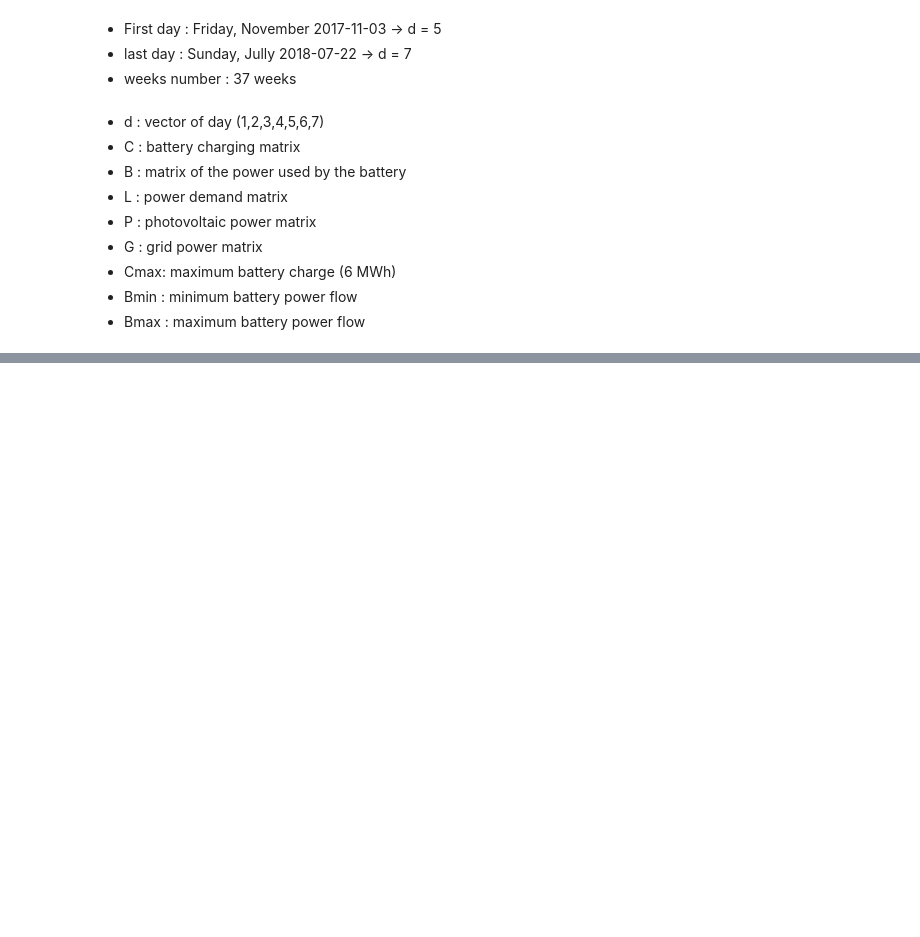
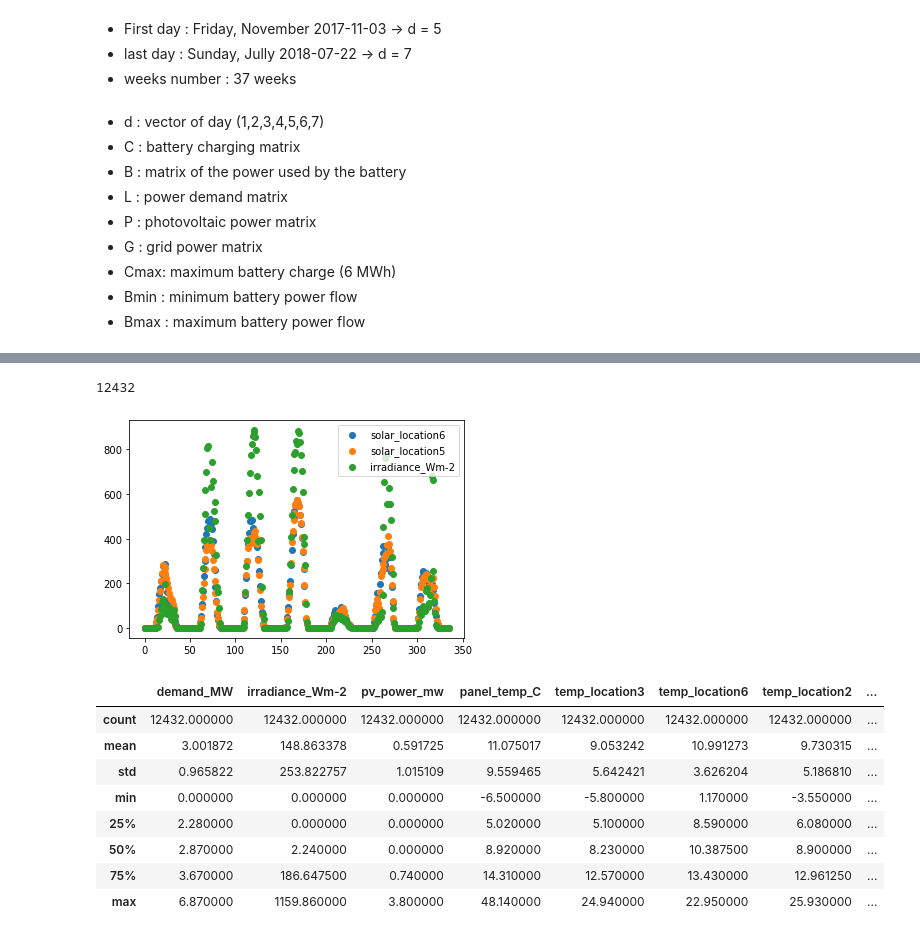
Before and after one commit to raphBeligs/westernpower, a Jupyter notebook: task0/westernpower_task0_raph.ipynb, the cells around one changed output, grey strips where cells are left out. Saved outputs shown, nothing was run; the diff lists cells and outputs as text; code cells hidden in the pictures; blank space fills up the shorter version.

```diff
--- a/task0/westernpower_task0_raph.ipynb
+++ b/task0/westernpower_task0_raph.ipynb
@@ -123,0 +101,2 @@ B
+# %%
+df = df[df['week']!=44]
@@ -123,0 +178,2 @@ B
+# %%
+df = df[df['week']!=44]
@@ -123,0 +224,7 @@ B
+# %%
+def get_columns_of_group_names(group_names, location_numbers):
+    columns_names = []
+    for name in group_names:
+        for i in location_numbers:
+            columns_names.append('{}_location{}'.format(name, i))
+    return columns_names
@@ -123,0 +242,31 @@ B
+# %%
+df.columns
+df.shape[0]
+# %% [output]
+12432
+# %%
+def get_week_data(df, week_number):
+    return df[df['week'] == week_number]
+
+def display_columns(df, columns_names):
+    fig, ax = plt.subplots()
+    for column_name in columns_names:
+        ax.scatter(range(df.shape[0]), df[column_name], label=column_name)
+    ax.legend()
+    plt.show()
+# %%
+solar_columns = get_columns_of_group_names(['solar'], [6,5])
+solar_columns.append('irradiance_Wm-2')
+display_columns(get_week_data(df, 10), solar_columns)
+df.describe()
+# %% [output]
+[figure, added]
+|  | demand_MW | irradiance_Wm-2 | pv_power_mw | panel_temp_C | temp_location3 | temp_location6 | temp_location2 | ... |
+| count | 12432.000000 | 12432.000000 | 12432.000000 | 12432.000000 | 12432.000000 | 12432.000000 | 12432.000000 | ... |
+| mean | 3.001872 | 148.863378 | 0.591725 | 11.075017 | 9.053242 | 10.991273 | 9.730315 | ... |
+| std | 0.965822 | 253.822757 | 1.015109 | 9.559465 | 5.642421 | 3.626204 | 5.186810 | ... |
+| min | 0.000000 | 0.000000 | 0.000000 | -6.500000 | -5.800000 | 1.170000 | -3.550000 | ... |
+| 25% | 2.280000 | 0.000000 | 0.000000 | 5.020000 | 5.100000 | 8.590000 | 6.080000 | ... |
+| 50% | 2.870000 | 2.240000 | 0.000000 | 8.920000 | 8.230000 | 10.387500 | 8.900000 | ... |
+| 75% | 3.670000 | 186.647500 | 0.740000 | 14.310000 | 12.570000 | 13.430000 | 12.961250 | ... |
+| max | 6.870000 | 1159.860000 | 3.800000 | 48.140000 | 24.940000 | 22.950000 | 25.930000 | ... |
```
Also changed, not shown: parts of 98 cells of this notebook, 2 other files.
